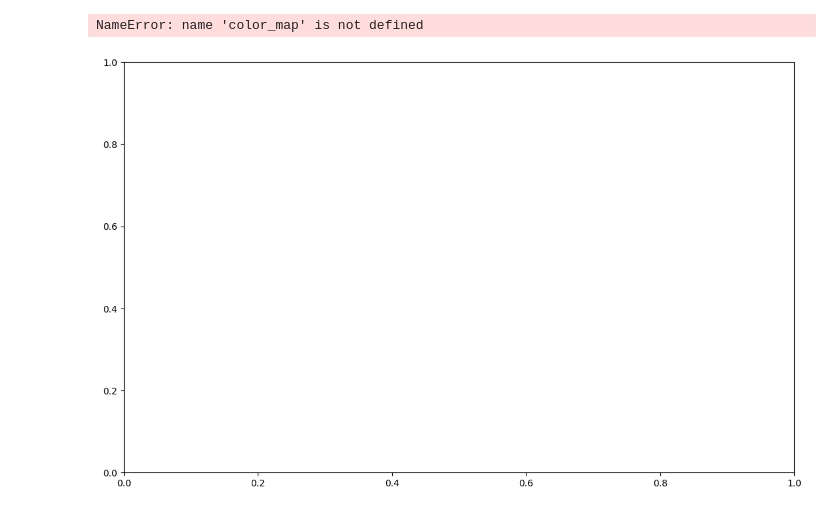
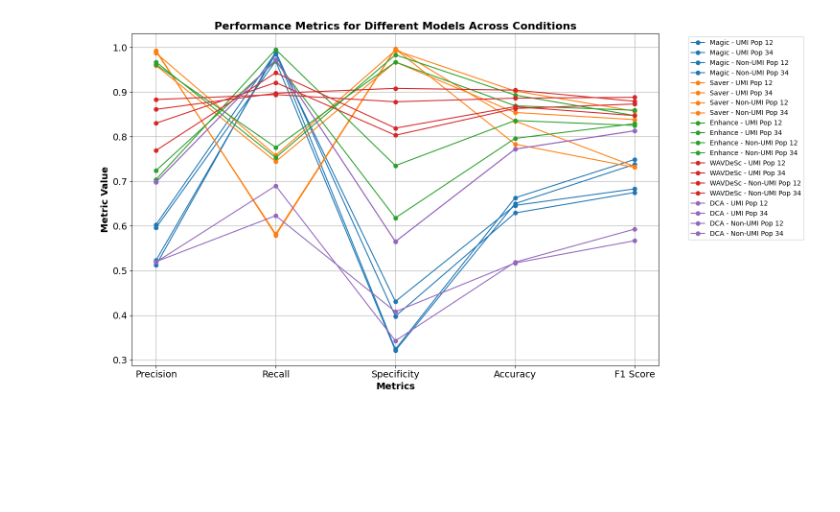
Before and after one commit to imensah/WAVDeSc, a Jupyter notebook: scripts/04_DEGs_lingraph.ipynb, the cells around one changed output. Drawn from its saved outputs; the diff is of its cells as text; code cells hidden in the pictures; blank space fills up the shorter version.

```diff
--- a/scripts/04_DEGs_lingraph.ipynb
+++ b/scripts/04_DEGs_lingraph.ipynb
@@ -28,42 +28,42 @@ metrics = ['Precision', 'Recall', 'Specificity', 'Accuracy', 'F1 Score']
 palette = itertools.cycle(plt.cm.tab10.colors)
 
 # Create a color map for each model
-/home/isabel/Desktop/Thesis_publications_researchPapers/PYTHON_P1/data for line graphcolor_map = {model: next(palette) for model in combined_data['Model'].unique()}
+color_map = {model: next(palette) for model in combined_data['Model'].unique()}
 
-fig, ax = plt.subplots(figsize=(13, 8))
+fig, ax = plt.subplots(figsize=(15, 8))
 
 # Plot each model with its unified color
 for model in combined_data['Model'].unique():
     model_color = color_map[model]
     subset = combined_data[combined_data['Model'] == model]
     for condition in subset['Condition'].unique():
         condition_subset = subset[subset['Condition'] == condition]
         ax.plot(metrics, condition_subset[metrics].values.flatten(), marker='o', color=model_color, label=f"{model} - {condition}")
 
 # Enhancing the legend
 handles, labels = ax.get_legend_handles_labels()
 by_label = dict(zip(labels, handles))
 ax.legend(by_label.values(), by_label.keys(), bbox_to_anchor=(1.05, 1), loc='upper left')
 
 # Enhancing and boldening the axes
 ax.set_title('Performance Metrics for Different Models Across Conditions', fontsize=16, fontweight='bold')
 ax.set_xlabel('Metrics', fontsize=14, fontweight='bold')
 ax.set_ylabel('Metric Value', fontsize=14, fontweight='bold')
-ax.tick_params(axis='both', which='major', labelsize=12)
+ax.tick_params(axis='both', which='major', labelsize=14)
 
 # Boldening and enlarging the y-axis values and x-axis labels
 for tick in ax.get_xticklabels():
     tick.set_fontsize(14)
-    tick.set_fontweight('bold')
+    # tick.set_fontweight('bold')
 
 for tick in ax.get_yticklabels():
     tick.set_fontsize(14)
-    tick.set_fontweight('bold')
+    # tick.set_fontweight('bold')
 
 ax.grid(True)
 
 plt.tight_layout()
+plt.savefig("/home/isabel/Desktop/final-images/DEGs_performance_linegraph.png", dpi=1200)
 plt.show()
 # %% [output]
-NameError: name 'color_map' is not defined
-[figure, old version]
+[figure, new version]
```
Also changed, not shown: parts of 1 cell of this notebook, 6 other files.
